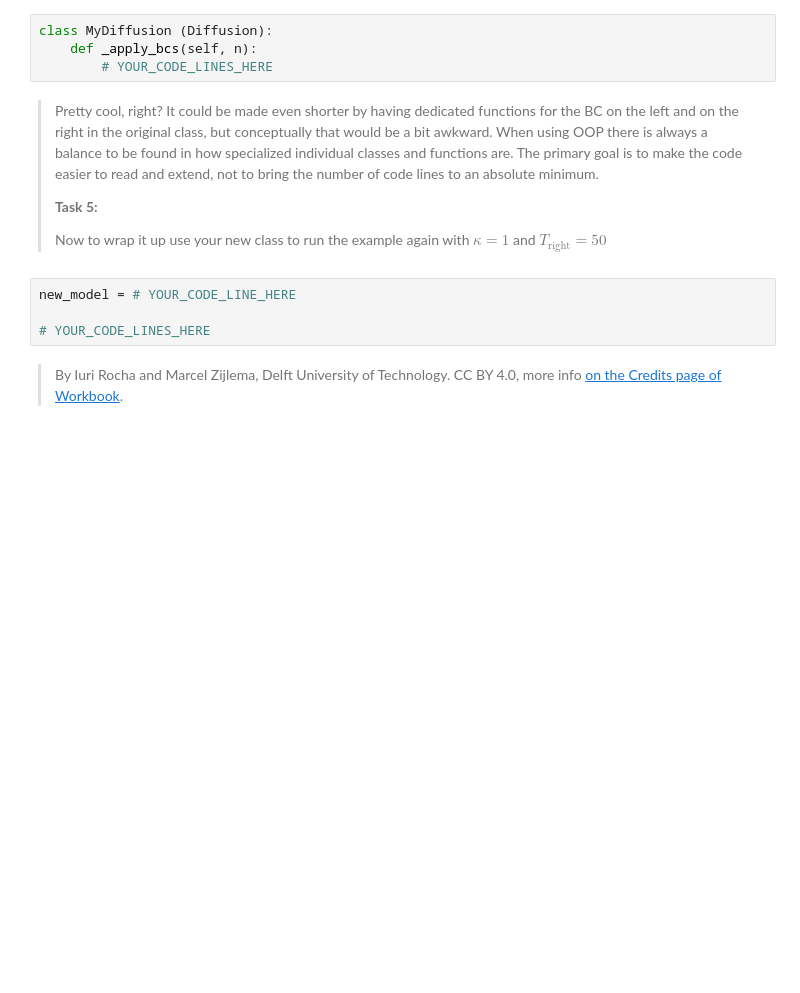
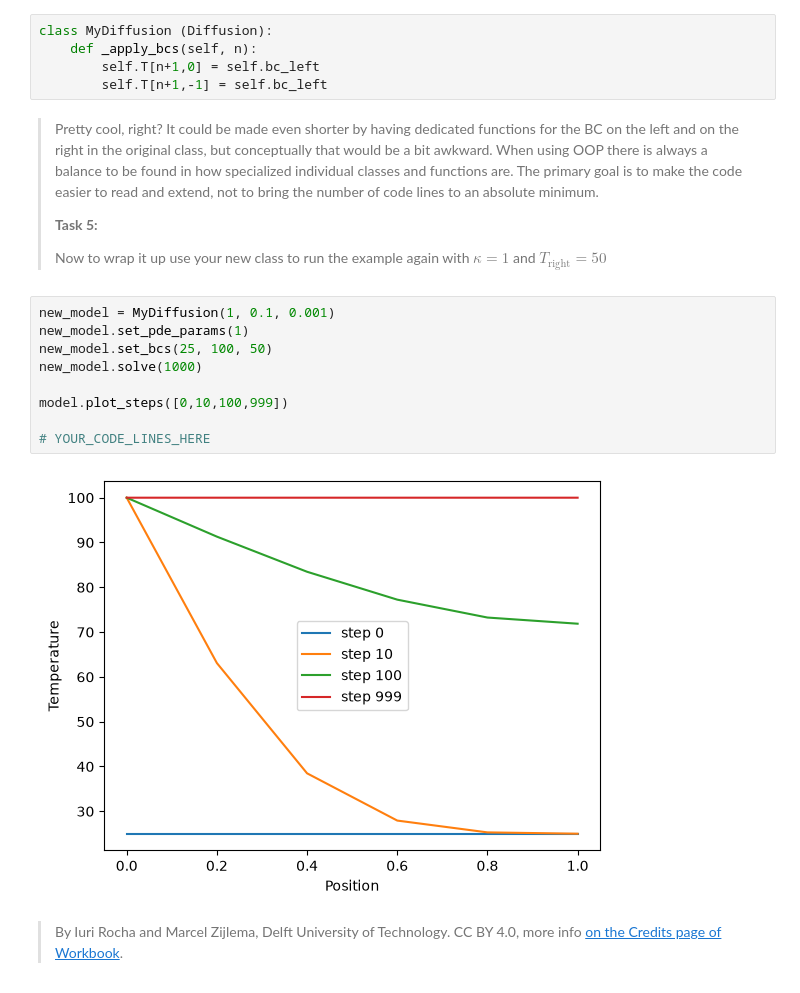
Before and after one commit to JordanRSimons/PA2.1, a Jupyter notebook: 2_oop.ipynb, the cells around one changed output. Drawn from its saved outputs; the diff is of its cells as text; blank space fills up the shorter version.

```diff
--- a/2_oop.ipynb
+++ b/2_oop.ipynb
@@ -110,16 +119,24 @@ The code now looks much cleaner than before! Aside from the number of time steps
 # %%
 class MyDiffusion (Diffusion):
     def _apply_bcs(self, n):
-        # YOUR_CODE_LINES_HERE
+        self.T[n+1,0] = self.bc_left
+        self.T[n+1,-1] = self.bc_left
 # %% [markdown]
 > Pretty cool, right? It could be made even shorter by having dedicated functions for the BC on the left and on the right in the original class, but conceptually that would be a bit awkward. When using OOP there is always a balance to be found in how specialized individual classes and functions are. The primary goal is to make the code easier to read and extend, not to bring the number of code lines to an absolute minimum.
 >
 > **Task 5:**
 >
 > Now to wrap it up use your new class to run the example again with $\kappa=1$ and $T_\mathrm{right}=50$
-# %%
-new_model = # YOUR_CODE_LINE_HERE
-
-# YOUR_CODE_LINES_HERE
+# %%
+new_model = MyDiffusion(1, 0.1, 0.001)
+new_model.set_pde_params(1)
+new_model.set_bcs(25, 100, 50)
+new_model.solve(1000)
+
+model.plot_steps([0,10,100,999])
+
+# YOUR_CODE_LINES_HERE
+# %% [output]
+[figure, added]
 # %% [markdown]
 > By Iuri Rocha and Marcel Zijlema, Delft University of Technology. CC BY 4.0, more info [on the Credits page of Workbook](https://mude.citg.tudelft.nl/workbook-2025/credits.html).
```
Also changed, not shown: parts of 5 cells of this notebook.
